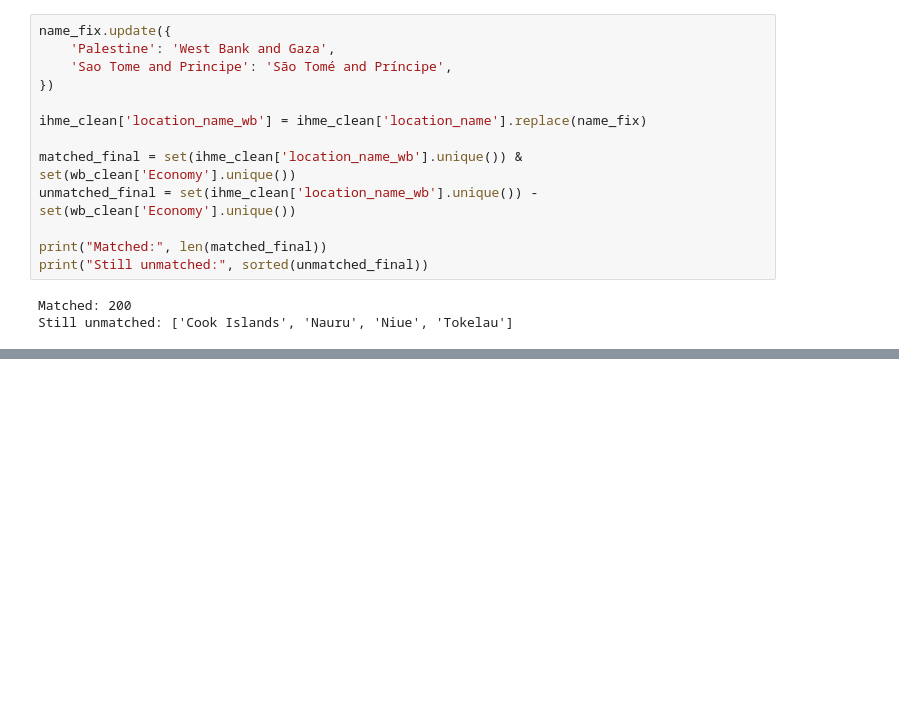
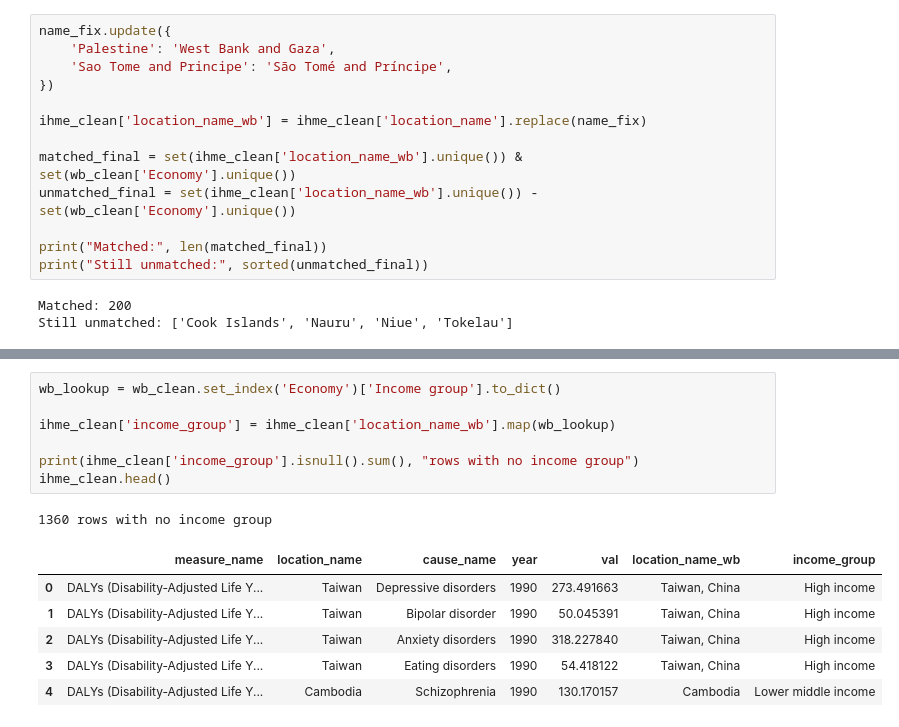
Before and after one commit to Maleesha-Jayasingha/mental-health-income-dashboard, a Jupyter notebook: 01_data_exploration.ipynb, the cells around one changed output, grey strips where cells are left out. Cells and saved outputs as stored; diff of their text form; blank space fills up the shorter version.

Commit message:
Merge income classification onto IHME data

```diff
--- a/01_data_exploration.ipynb
+++ b/01_data_exploration.ipynb
@@ -278,0 +324,15 @@ Still unmatched: ['Cook Islands', 'Nauru', 'Niue', 'Tokelau']
+# %%
+wb_lookup = wb_clean.set_index('Economy')['Income group'].to_dict()
+
+ihme_clean['income_group'] = ihme_clean['location_name_wb'].map(wb_lookup)
+
+print(ihme_clean['income_group'].isnull().sum(), "rows with no income group")
+ihme_clean.head()
+# %% [output]
+1360 rows with no income group
+|  | measure_name | location_name | cause_name | year | val | location_name_wb | income_group |
+| 0 | DALYs (Disability-Adjusted Life Y... | Taiwan | Depressive disorders | 1990 | 273.491663 | Taiwan, China | High income |
+| 1 | DALYs (Disability-Adjusted Life Y... | Taiwan | Bipolar disorder | 1990 | 50.045391 | Taiwan, China | High income |
+| 2 | DALYs (Disability-Adjusted Life Y... | Taiwan | Anxiety disorders | 1990 | 318.227840 | Taiwan, China | High income |
+| 3 | DALYs (Disability-Adjusted Life Y... | Taiwan | Eating disorders | 1990 | 54.418122 | Taiwan, China | High income |
+| 4 | DALYs (Disability-Adjusted Life Y... | Cambodia | Schizophrenia | 1990 | 130.170157 | Cambodia | Lower middle income |
```
Also changed, not shown: parts of 22 cells of this notebook.
